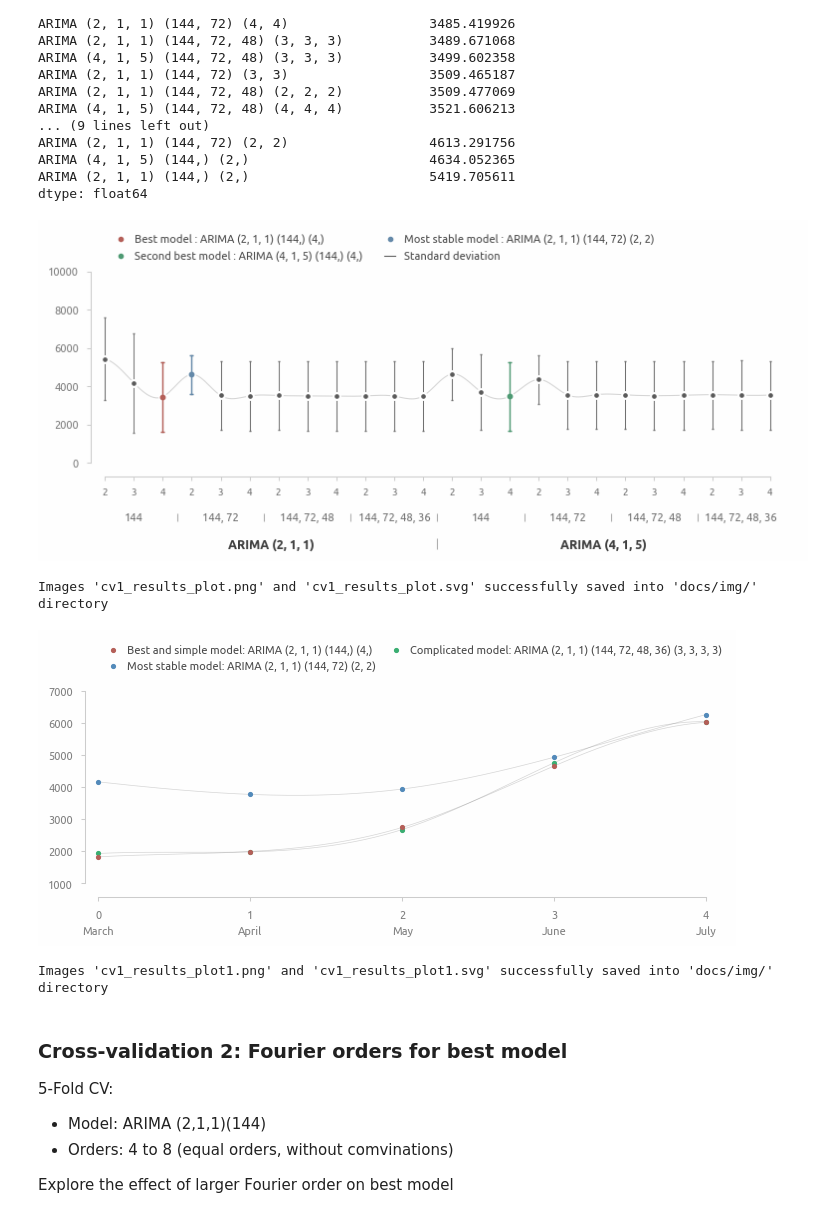
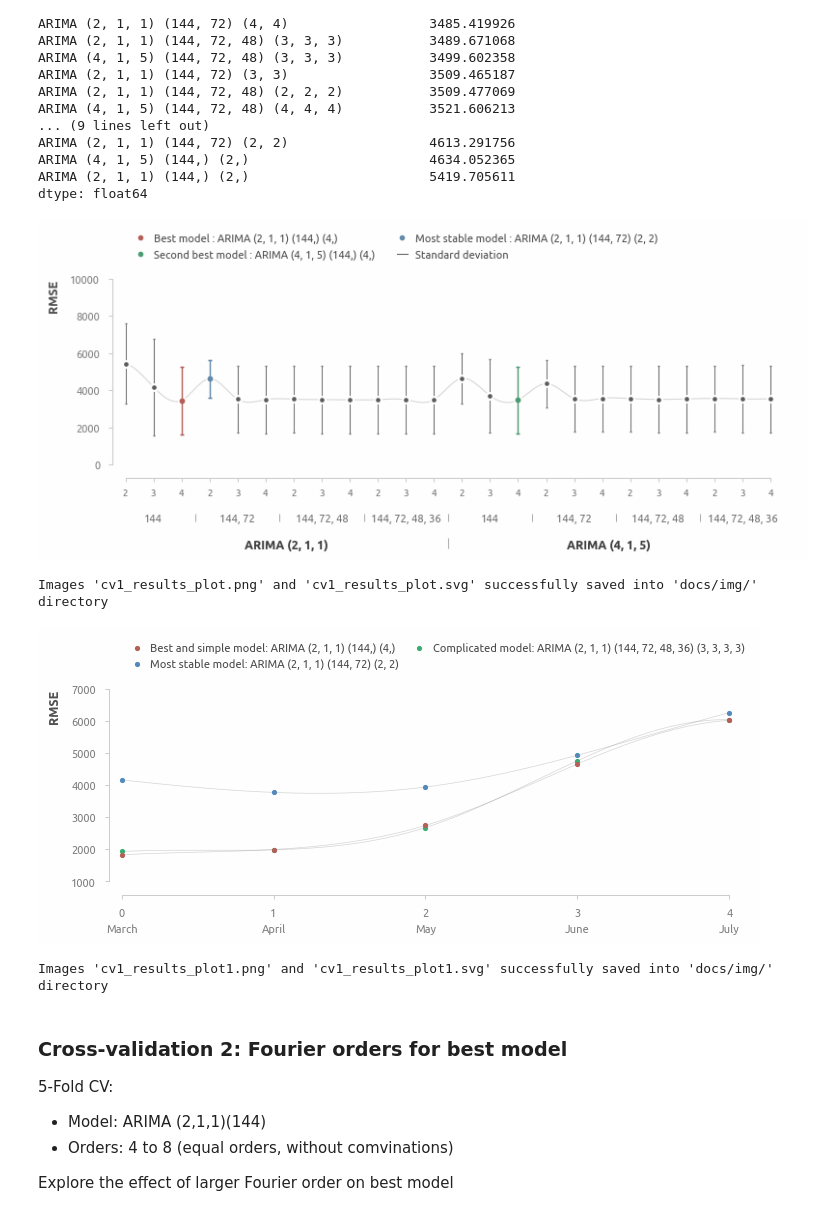
Before and after one commit to a-chasovsky/electric-power-consumption, a Jupyter notebook: 03-base-model.ipynb, the cells around one changed output. Drawn from its saved outputs; the diff is of its cells as text; code cells hidden in the pictures.

```diff
--- a/03-base-model.ipynb
+++ b/03-base-model.ipynb
@@ -940,35 +940,36 @@ ax22 = axis_secondary()
 ax22.spines['bottom'].set_position(('outward', 42.5))
 ax22.tick_params(bottom=True, labelbottom=False, size=6, pad=0, color='#AAAAAA')
 ax22.set_xticks(np.linspace(ax.get_xticks()[0], ax.get_xticks()[-1], 2*len(ax.get_xticks())-1)[5::6])
 
 ax3 = axis_secondary(pad=0)
 ax3.spines['bottom'].set_position(('outward', 62.75))
 ax3.tick_params(bottom=True, labelbottom=False, size=8, pad=0, color='#AAAAAA')
 ax3.set_xticks(np.linspace(ax.get_xticks()[0], ax.get_xticks()[-1], 5))
 for i in ax3.xaxis.get_major_ticks()[1:-1][::2]:
     i.set_visible(False)
 ax3.xaxis.get_major_ticks()[0].set_visible(False)
 ax3.xaxis.get_major_ticks()[-1].set_visible(False)
 
 ax4 = axis_secondary(pad=0)
 ax4.spines['bottom'].set_position(('outward', 55))
 ax4.set_xticks(np.linspace(ax.get_xticks()[0], ax.get_xticks()[-1], 5))
 ax4.set_xticklabels(
     labels=['', 'ARIMA (2, 1, 1)', '' , 'ARIMA (4, 1, 5)', ''],
     weight='bold', color='#404040', size=9)
 
 plt.legend(
-    **legend_inline(2),
+    **legend_inline(2, bbox_to_anchor=(0, 1.05)),
     **legend_create_handles(
         4, kind=['point', 'point', 'point', 'line'],
         colors=[palette[1], palette[3], palette[2], palette[0]],
         linewidth=0.75, linelength=1))
 
+plt.ylabel('RMSE')
 plt.show()
 
 savefig('cv1_results_plot', dir_save_img)
 # %% [output]
-[figure, old version]
+[figure, new version]
 Images 'cv1_results_plot.png' and 'cv1_results_plot.svg' successfully saved into 'docs/img/' directory
 # %%
 fig = plt.figure()
@@ -1007,12 +1008,12 @@ ax_sec.set_xticks(arange(5), months_list[2:7])
 plt.legend(
     **legend_inline(2, bbox_to_anchor=(0, 1.05)),
     handletextpad=0.25, columnspacing=0.75)
-
+plt.ylabel('RMSE')
 plt.show()
 
 savefig('cv1_results_plot1', dir_save_img)
 # %% [output]
-[figure, old version]
+[figure, new version]
 Images 'cv1_results_plot1.png' and 'cv1_results_plot1.svg' successfully saved into 'docs/img/' directory
 # %% [markdown]
 ### Cross-validation 2: Fourier orders for best model
```
Also changed, not shown: parts of 7 cells of this notebook, 46 other files.
